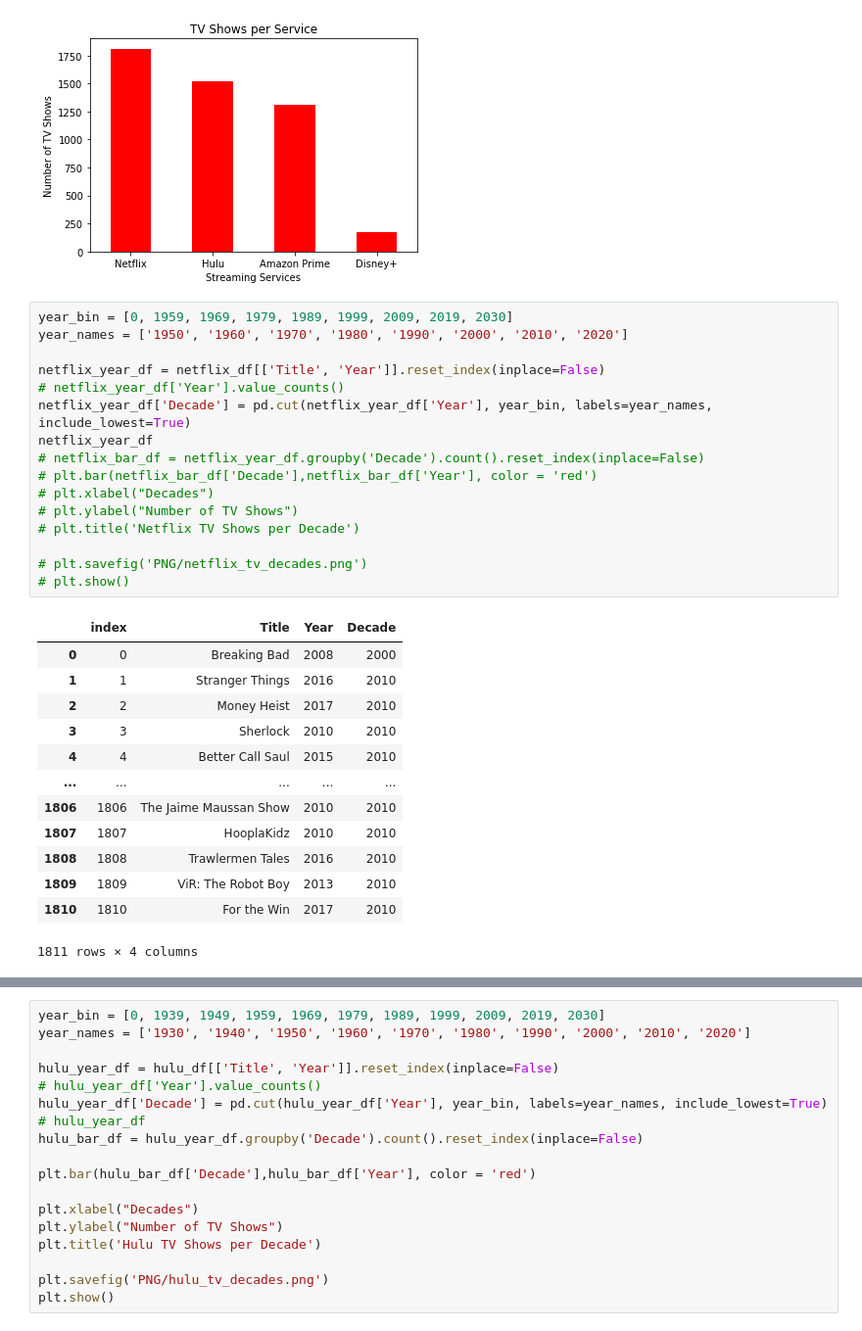
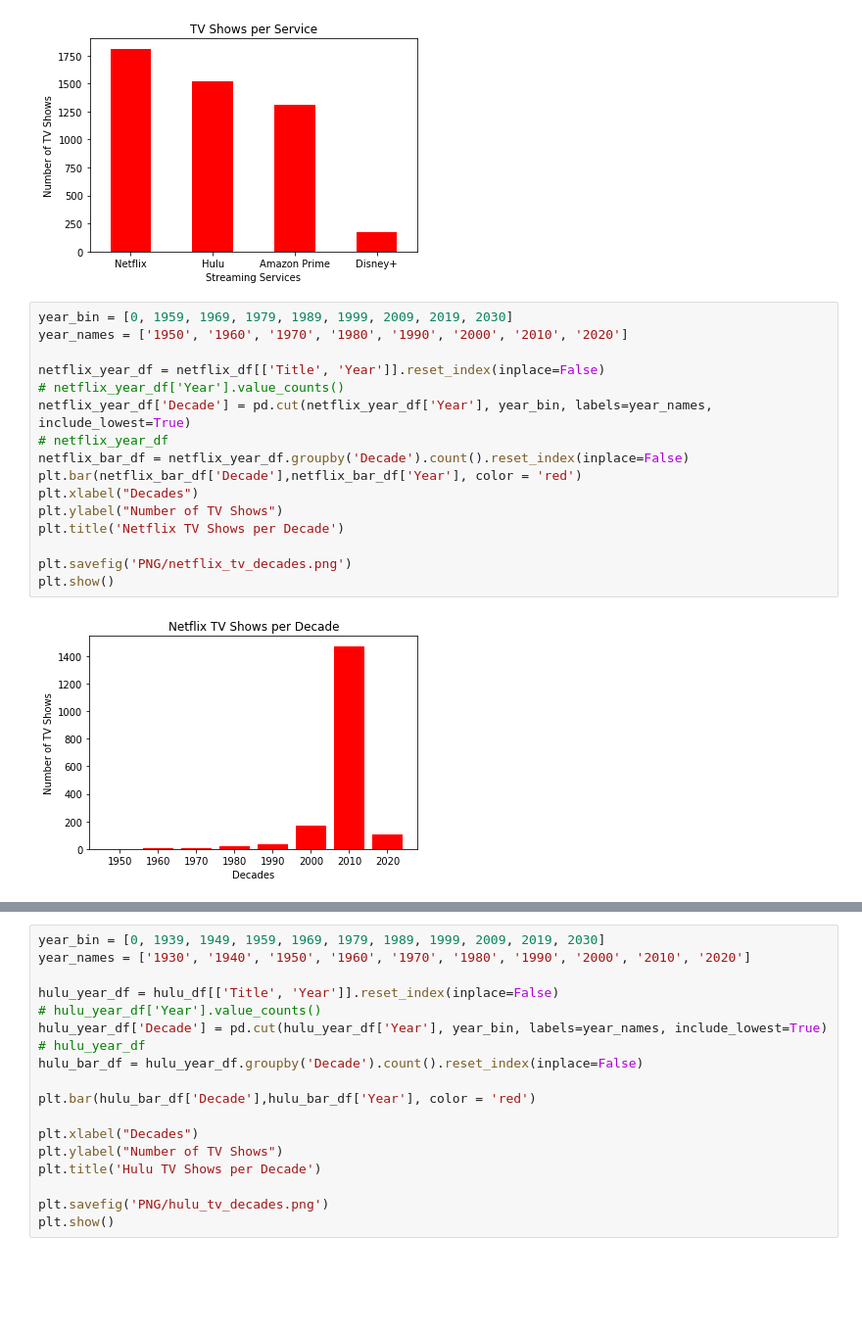
Before and after one commit to trevorguleserian/Project1, a Jupyter notebook: tv_data.ipynb, the cells around one changed output, grey strips where cells are left out. Shown: that part at 98% size. Cells and saved outputs as stored; diff of their text form; blank space fills up the shorter version.

```diff
--- a/tv_data.ipynb
+++ b/tv_data.ipynb
@@ -80,30 +80,18 @@ plt. show()
 # %%
 year_bin = [0, 1959, 1969, 1979, 1989, 1999, 2009, 2019, 2030]
 year_names = ['1950', '1960', '1970', '1980', '1990', '2000', '2010', '2020']
 
 netflix_year_df = netflix_df[['Title', 'Year']].reset_index(inplace=False)
 # netflix_year_df['Year'].value_counts()
 netflix_year_df['Decade'] = pd.cut(netflix_year_df['Year'], year_bin, labels=year_names, include_lowest=True)
-netflix_year_df
-# netflix_bar_df = netflix_year_df.groupby('Decade').count().reset_index(inplace=False)
-# plt.bar(netflix_bar_df['Decade'],netflix_bar_df['Year'], color = 'red')
-# plt.xlabel("Decades")
-# plt.ylabel("Number of TV Shows")
-# plt.title('Netflix TV Shows per Decade')
+# netflix_year_df
+netflix_bar_df = netflix_year_df.groupby('Decade').count().reset_index(inplace=False)
+plt.bar(netflix_bar_df['Decade'],netflix_bar_df['Year'], color = 'red')
+plt.xlabel("Decades")
+plt.ylabel("Number of TV Shows")
+plt.title('Netflix TV Shows per Decade')
 
-# plt.savefig('PNG/netflix_tv_decades.png')
-# plt.show()
+plt.savefig('PNG/netflix_tv_decades.png')
+plt.show()
 # %% [output]
-|  | index | Title | Year | Decade |
-| 0 | 0 | Breaking Bad | 2008 | 2000 |
-| 1 | 1 | Stranger Things | 2016 | 2010 |
-| 2 | 2 | Money Heist | 2017 | 2010 |
-| 3 | 3 | Sherlock | 2010 | 2010 |
-| 4 | 4 | Better Call Saul | 2015 | 2010 |
-| ... | ... | ... | ... | ... |
-| 1806 | 1806 | The Jaime Maussan Show | 2010 | 2010 |
-| 1807 | 1807 | HooplaKidz | 2010 | 2010 |
-| 1808 | 1808 | Trawlermen Tales | 2016 | 2010 |
-| 1809 | 1809 | ViR: The Robot Boy | 2013 | 2010 |
-| 1810 | 1810 | For the Win | 2017 | 2010 |
-1811 rows × 4 columns
+[figure, added]
```
Also changed, not shown: parts of 9 cells of this notebook, 11 other files.
